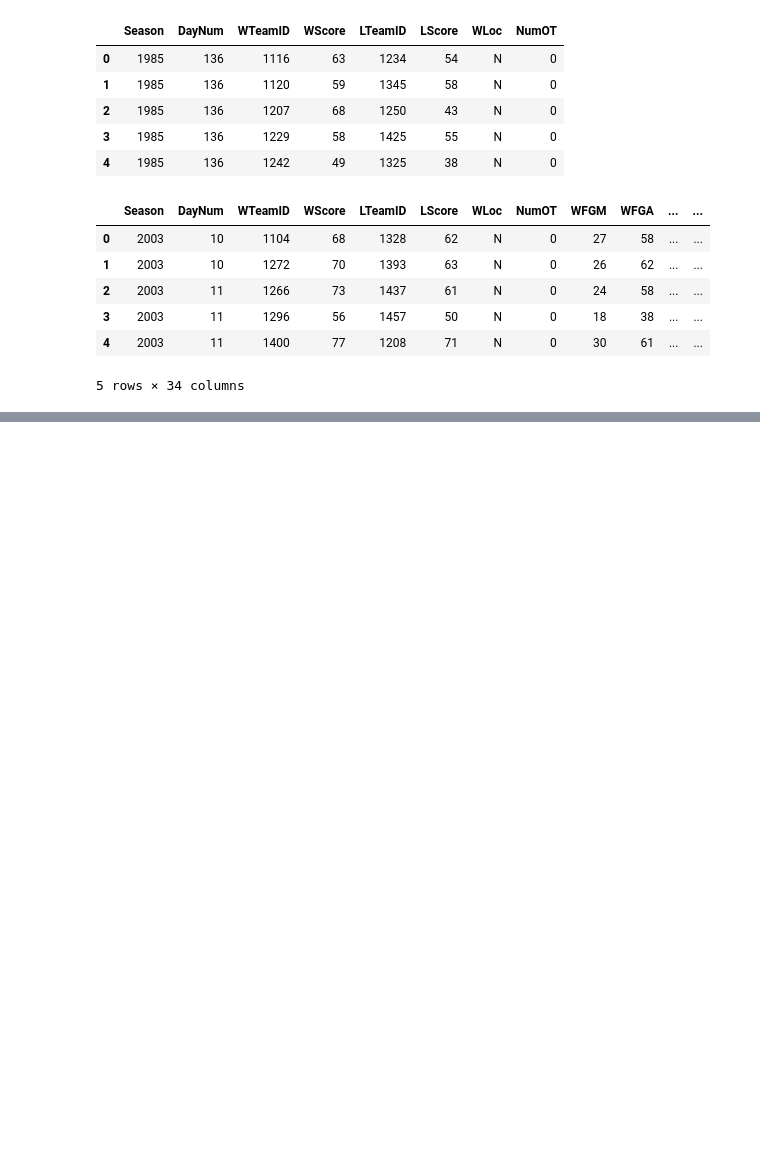
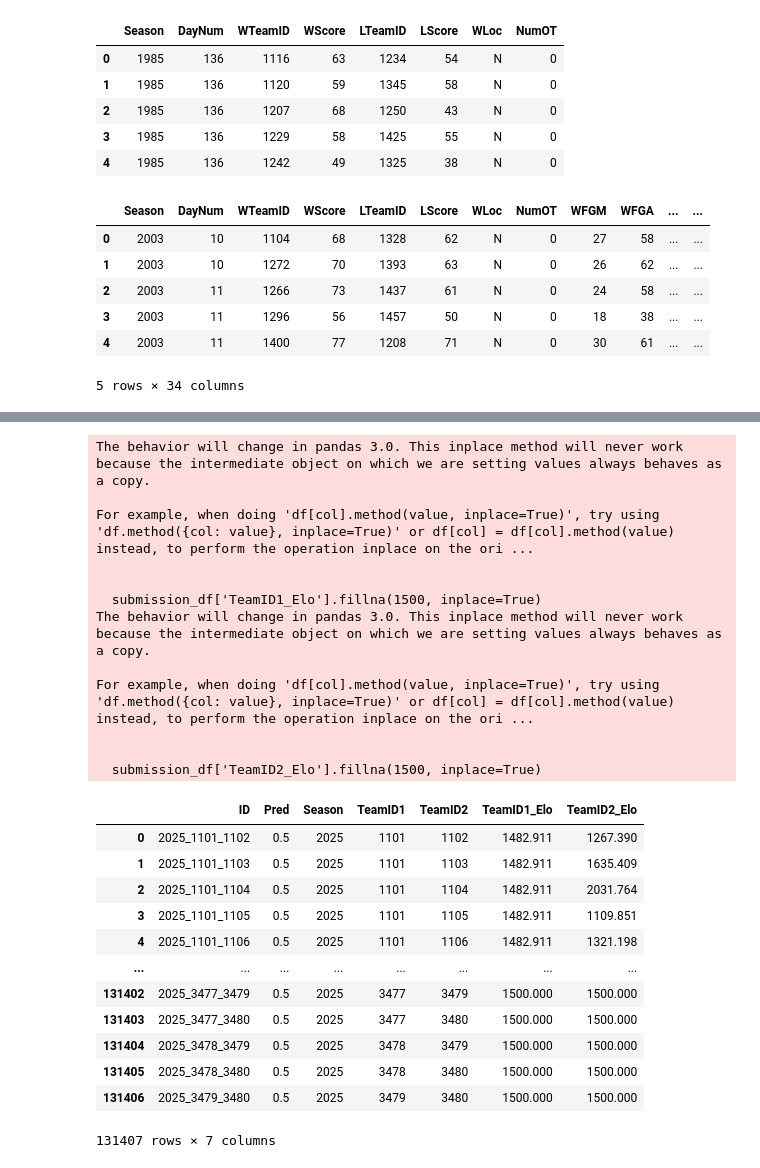
Before and after one commit to mborrus/Borhoops, a Jupyter notebook: EDA.ipynb, the cells around one changed output, grey strips where cells are left out. Saved outputs shown, nothing was run; the diff lists cells and outputs as text; code cells hidden in the pictures; blank space fills up the shorter version.

```diff
--- a/EDA.ipynb
+++ b/EDA.ipynb
@@ -151,0 +307,40 @@ submission_df = pd.read_csv(f'{data_dir}/SampleSubmissionStage2.csv')
+# %%
+# Create a dictionary for quick lookup of ELO ratings by TeamID
+elo_dict = merged.set_index('TeamID')['Current Elo'].to_dict()
+
+# Map the ELO ratings to the TeamID1 column in the submission_df
+submission_df['TeamID1_Elo'] = submission_df['TeamID1'].map(elo_dict)
+submission_df['TeamID2_Elo'] = submission_df['TeamID2'].map(elo_dict)
+
+# Fill missing values with 1500 - these are mostly womens teams that are not in the dataset yet
+submission_df['TeamID1_Elo'].fillna(1500, inplace=True)
+submission_df['TeamID2_Elo'].fillna(1500, inplace=True)
+
+# Check the result
+submission_df
+# %% [output]
+The behavior will change in pandas 3.0. This inplace method will never work because the intermediate object on which we are setting values always behaves as a copy.
+
+For example, when doing 'df[col].method(value, inplace=True)', try using 'df.method({col: value}, inplace=True)' or df[col] = df[col].method(value) instead, to perform the operation inplace on the ori ...
+
+
+  submission_df['TeamID1_Elo'].fillna(1500, inplace=True)
+The behavior will change in pandas 3.0. This inplace method will never work because the intermediate object on which we are setting values always behaves as a copy.
+
+For example, when doing 'df[col].method(value, inplace=True)', try using 'df.method({col: value}, inplace=True)' or df[col] = df[col].method(value) instead, to perform the operation inplace on the ori ...
+
+
+  submission_df['TeamID2_Elo'].fillna(1500, inplace=True)
+|  | ID | Pred | Season | TeamID1 | TeamID2 | TeamID1_Elo | TeamID2_Elo |
+| 0 | 2025_1101_1102 | 0.5 | 2025 | 1101 | 1102 | 1482.911 | 1267.390 |
+| 1 | 2025_1101_1103 | 0.5 | 2025 | 1101 | 1103 | 1482.911 | 1635.409 |
+| 2 | 2025_1101_1104 | 0.5 | 2025 | 1101 | 1104 | 1482.911 | 2031.764 |
+| 3 | 2025_1101_1105 | 0.5 | 2025 | 1101 | 1105 | 1482.911 | 1109.851 |
+| 4 | 2025_1101_1106 | 0.5 | 2025 | 1101 | 1106 | 1482.911 | 1321.198 |
+| ... | ... | ... | ... | ... | ... | ... | ... |
+| 131402 | 2025_3477_3479 | 0.5 | 2025 | 3477 | 3479 | 1500.000 | 1500.000 |
+| 131403 | 2025_3477_3480 | 0.5 | 2025 | 3477 | 3480 | 1500.000 | 1500.000 |
+| 131404 | 2025_3478_3479 | 0.5 | 2025 | 3478 | 3479 | 1500.000 | 1500.000 |
+| 131405 | 2025_3478_3480 | 0.5 | 2025 | 3478 | 3480 | 1500.000 | 1500.000 |
+| 131406 | 2025_3479_3480 | 0.5 | 2025 | 3479 | 3480 | 1500.000 | 1500.000 |
+131407 rows × 7 columns
```
Also changed, not shown: parts of 24 cells of this notebook, 2 other files.
